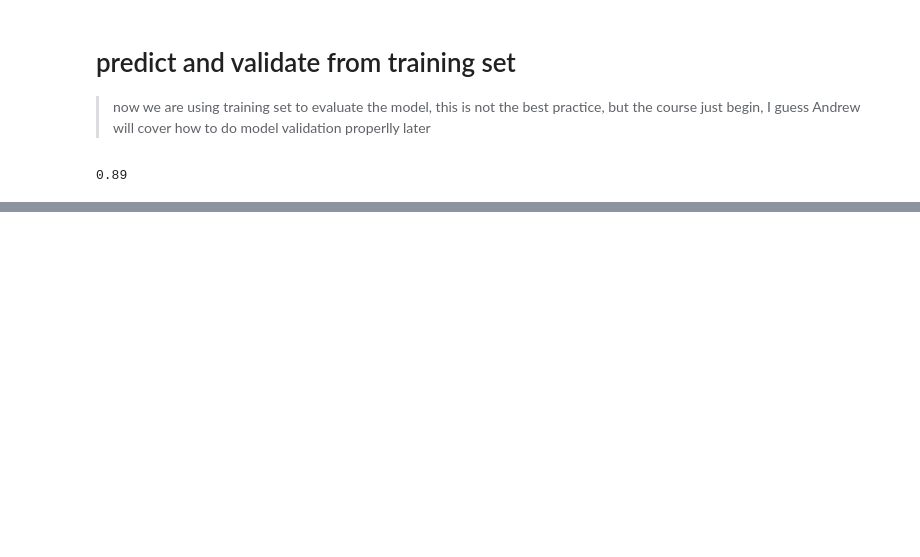
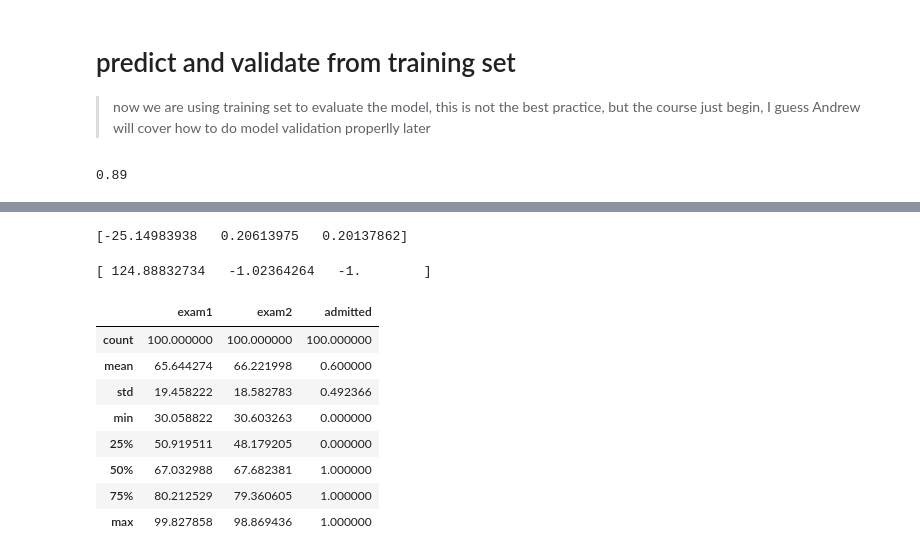
Before and after one commit to lukaemon/Coursera-ML-AndrewNg, a Jupyter notebook: machine-learning-ex2/2- logistic regression (np).ipynb, the cells around one changed output, grey strips where cells are left out. Cells and saved outputs as stored; diff of their text form; code cells hidden in the pictures; blank space fills up the shorter version.

```diff
--- a/machine-learning-ex2/2- logistic regression (np).ipynb
+++ b/machine-learning-ex2/2- logistic regression (np).ipynb
@@ -114,0 +121,24 @@ print(accuracy)
+# %%
+print(res.x) # this is final theta
+# %% [output]
+[-25.14983938   0.20613975   0.20137862]
+# %%
+coef = -(res.x / res.x[2])  # find the equation
+print(coef)
+
+x = np.arange(130, step=0.1)
+y = coef[0] + coef[1]*x
+# %% [output]
+[ 124.88832734   -1.02364264   -1.        ]
+# %%
+data.describe()  # find the range of x and y
+# %% [output]
+|  | exam1 | exam2 | admitted |
+| count | 100.000000 | 100.000000 | 100.000000 |
+| mean | 65.644274 | 66.221998 | 0.600000 |
+| std | 19.458222 | 18.582783 | 0.492366 |
+| min | 30.058822 | 30.603263 | 0.000000 |
+| 25% | 50.919511 | 48.179205 | 0.000000 |
+| 50% | 67.032988 | 67.682381 | 1.000000 |
+| 75% | 80.212529 | 79.360605 | 1.000000 |
+| max | 99.827858 | 98.869436 | 1.000000 |
```
Also changed, not shown: parts of 6 cells of this notebook.
